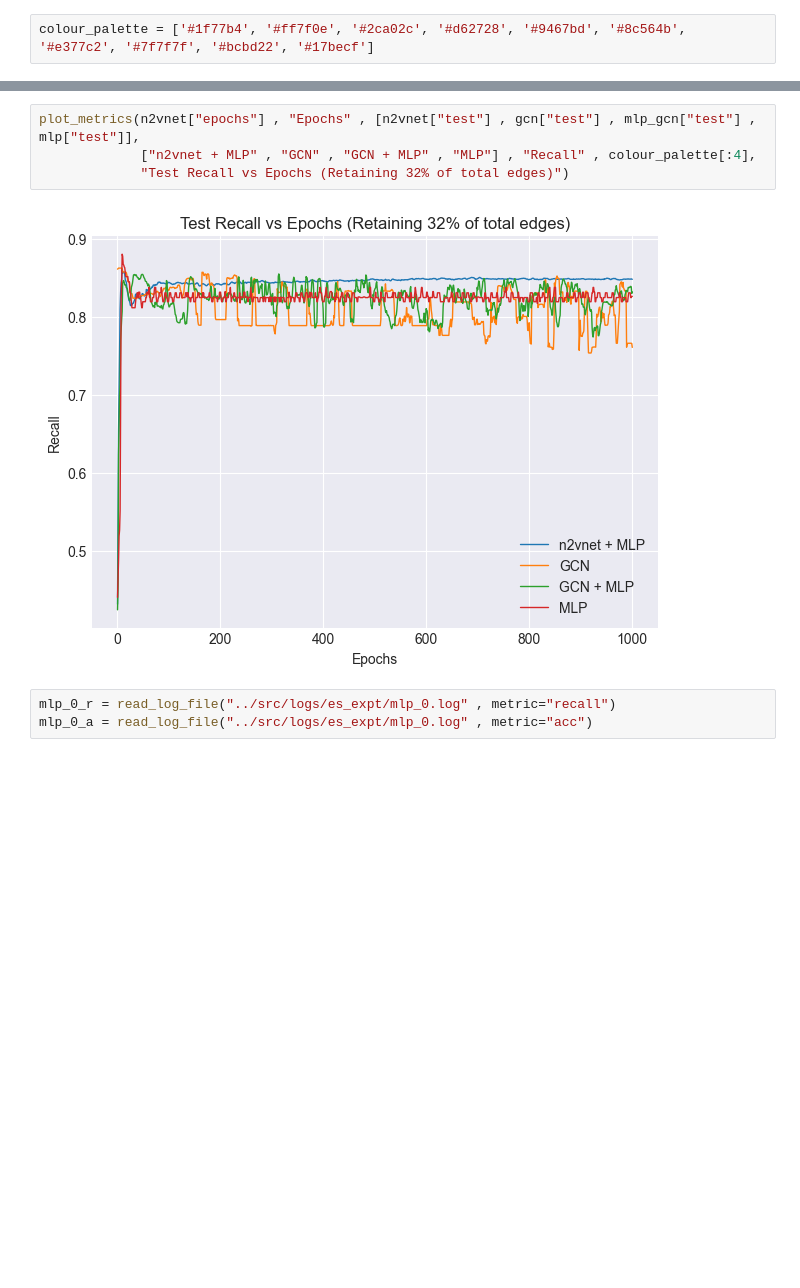
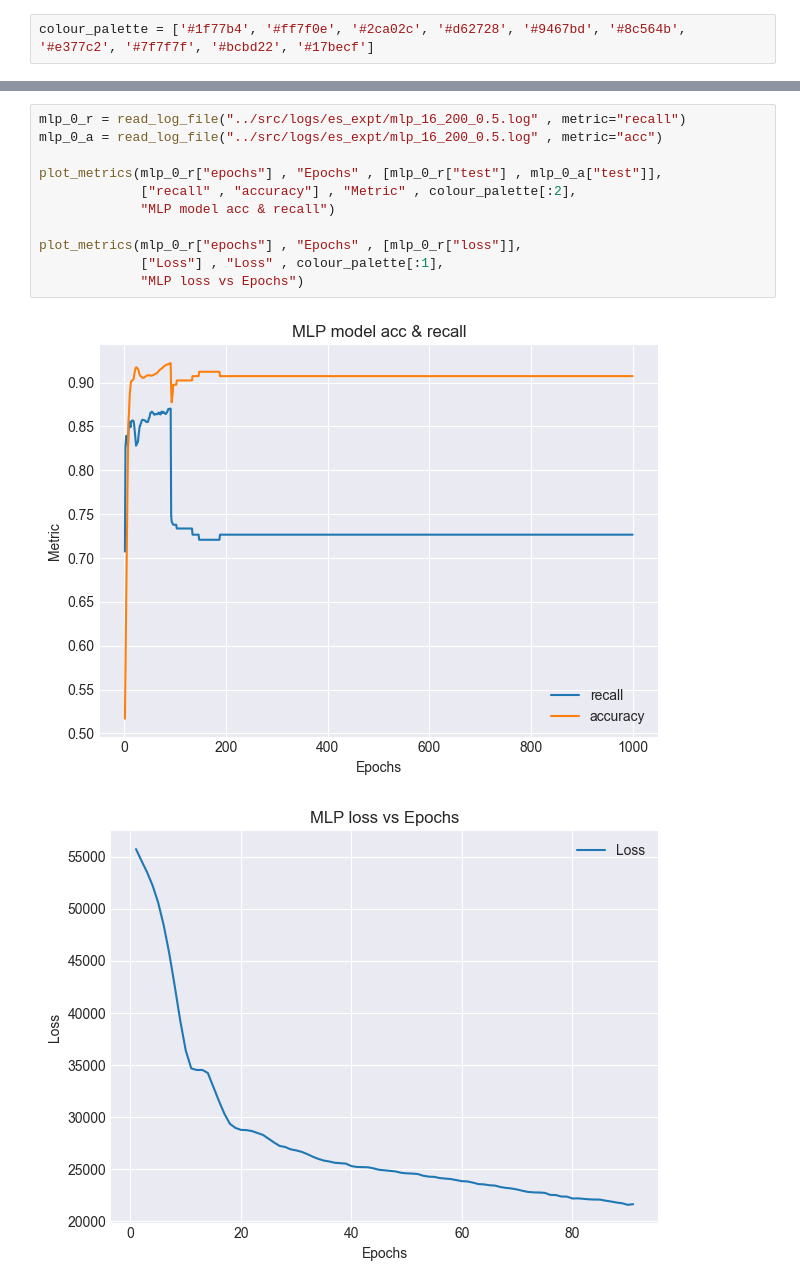
Before and after one commit to sbhardwajgrid/graph-DL, a Jupyter notebook: notebooks/results_evaluation.ipynb, the cells around one changed output, grey strips where cells are left out. Drawn from its saved outputs; the diff is of its cells as text; blank space fills up the shorter version.

Commit message:
updating code and conducting some expts

```diff
--- a/notebooks/results_evaluation.ipynb
+++ b/notebooks/results_evaluation.ipynb
@@ -46,9 +8,14 @@ plot_metrics(n2vnet["epochs"] , "Epochs" , [n2vnet["loss"] , gcn["loss"] , mlp_g
-# %%
-plot_metrics(n2vnet["epochs"] , "Epochs" , [n2vnet["test"] , gcn["test"] , mlp_gcn["test"] , mlp["test"]],
-             ["n2vnet + MLP" , "GCN" , "GCN + MLP" , "MLP"] , "Recall" , colour_palette[:4],
-             "Test Recall vs Epochs (Retaining 32% of total edges)")
-# %% [output]
-[figure, removed]
 # %%
-mlp_0_r = read_log_file("../src/logs/es_expt/mlp_0.log" , metric="recall")
-mlp_0_a = read_log_file("../src/logs/es_expt/mlp_0.log" , metric="acc")
+mlp_0_r = read_log_file("../src/logs/es_expt/mlp_16_200_0.5.log" , metric="recall")
+mlp_0_a = read_log_file("../src/logs/es_expt/mlp_16_200_0.5.log" , metric="acc")
+
+plot_metrics(mlp_0_r["epochs"] , "Epochs" , [mlp_0_r["test"] , mlp_0_a["test"]],
+             ["recall" , "accuracy"] , "Metric" , colour_palette[:2],
+             "MLP model acc & recall")
+
+plot_metrics(mlp_0_r["epochs"] , "Epochs" , [mlp_0_r["loss"]],
+             ["Loss"] , "Loss" , colour_palette[:1],
+             "MLP loss vs Epochs")
+# %% [output]
+[figure, added]
+[figure, added]
```
Also changed, not shown: parts of 22 cells of this notebook, 21 other files.
